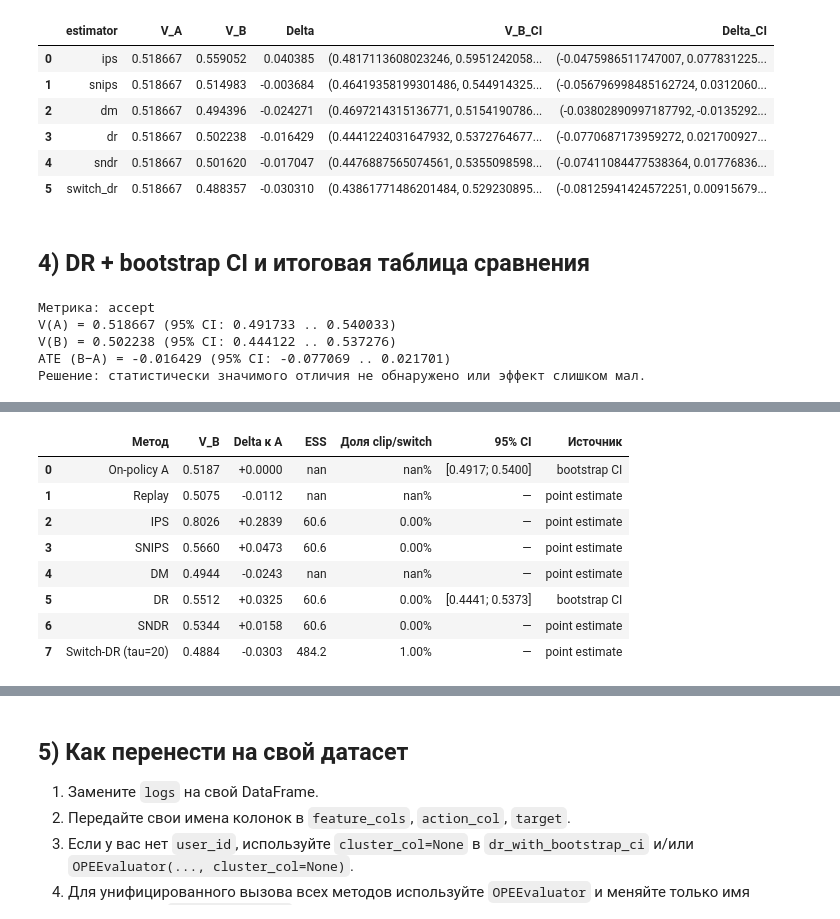
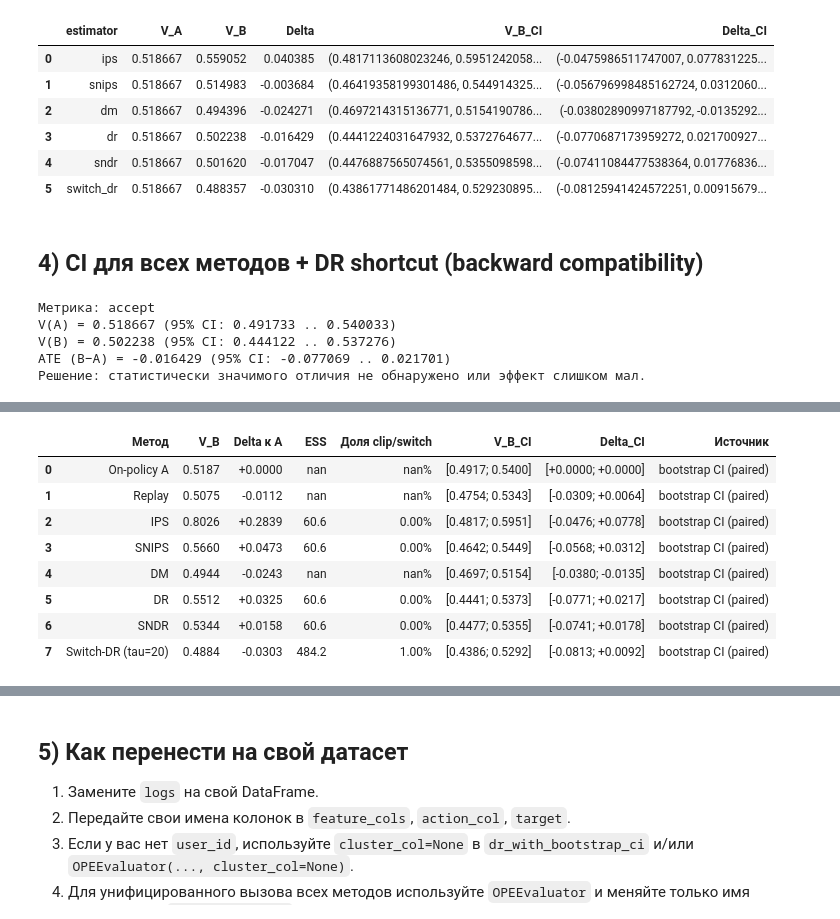
Before and after one commit to Yurashku/OffPolicyLab, a Jupyter notebook: examples/tutorial.ipynb, the cells around one changed output, grey strips where cells are left out. Saved outputs shown, nothing was run; the diff lists cells and outputs as text; code cells hidden in the pictures.

Commit message:
Compute CI for all methods in tutorial output

```diff
--- a/examples/tutorial.ipynb
+++ b/examples/tutorial.ipynb
@@ -210,8 +216,9 @@ display(pd.DataFrame(obj_rows)[["estimator", "V_A", "V_B", "Delta", "V_B_CI", "D
 | 4 | sndr | 0.518667 | 0.501620 | -0.017047 | (0.4476887565074561, 0.5355098598... | (-0.07411084477538364, 0.01776836... |
 | 5 | switch_dr | 0.518667 | 0.488357 | -0.030310 | (0.43861771486201484, 0.529230895... | (-0.08125941424572251, 0.00915679... |
 # %% [markdown]
-## 4) DR + bootstrap CI и итоговая таблица сравнения
+## 4) CI для всех методов + DR shortcut (backward compatibility)
 # %%
+# 4.1) Backward-compatible DR shortcut
 res = dr_with_bootstrap_ci(
     logs,
     policyB,
@@ -222,33 +229,46 @@ res = dr_with_bootstrap_ci(
     n_boot=30,
     weight_clip=20.0,
 )
-
 print(decision_summary(res, metric_name=target_col, business_threshold=0.0))
 
-ci_table = pd.DataFrame([
-    {
-        "V_A": res["V_A"],
-        "V_A_CI": f"[{res['V_A_CI'][0]:.4f}; {res['V_A_CI'][1]:.4f}]",
-        "V_B": res["V_B"],
-        "V_B_CI": f"[{res['V_B_CI'][0]:.4f}; {res['V_B_CI'][1]:.4f}]",
-        "Delta": res["Delta"],
-        "Delta_CI": f"[{res['Delta_CI'][0]:+.4f}; {res['Delta_CI'][1]:+.4f}]",
-        "n_boot": res["n_boot"],
-    }
-])
+# 4.2) CI для всех методов через единый объект
+method_map = [
+    ("On-policy A", "on_policy"),
+    ("Replay", "replay"),
+    ("IPS", "ips"),
+    ("SNIPS", "snips"),
+    ("DM", "dm"),
+    ("DR", "dr"),
+    ("SNDR", "sndr"),
+    ("Switch-DR (tau=20)", "switch_dr"),
+]
 
-# Подставляем DR-оценку с CI в общую таблицу методов
-comparison_with_ci = comparison_df.copy()
-comparison_with_ci["95% CI"] = "—"
-comparison_with_ci.loc[comparison_with_ci["Метод"] == "On-policy A", "95% CI"] = ci_table.loc[0, "V_A_CI"]
-comparison_with_ci.loc[comparison_with_ci["Метод"] == "DR", "95% CI"] = ci_table.loc[0, "V_B_CI"]
-comparison_with_ci["Источник"] = "point estimate"
-comparison_with_ci.loc[comparison_with_ci["Метод"].isin(["On-policy A", "DR"]), "Источник"] = "bootstrap CI"
+all_ci_reports = []
+for method_label, method_name in method_map:
+    report = evaluator.evaluate(method_name)
+    all_ci_reports.append({
+        "Метод": method_label,
+        "V_B": report["V_B"],
+        "V_B_CI": f"[{report['V_B_CI'][0]:.4f}; {report['V_B_CI'][1]:.4f}]",
+        "Delta к A": report["Delta"],
+        "Delta_CI": f"[{report['Delta_CI'][0]:+.4f}; {report['Delta_CI'][1]:+.4f}]",
+    })
+
+all_ci_df = pd.DataFrame(all_ci_reports)
+
+# Итоговая таблица: point-estimate + CI для каждого метода
+comparison_with_ci = comparison_df.merge(
+    all_ci_df[["Метод", "V_B_CI", "Delta_CI"]],
+    on="Метод",
+    how="left",
+)
+comparison_with_ci["Источник"] = "bootstrap CI (paired)"
 
 display(comparison_with_ci.style.format({"V_B": "{:.4f}", "Delta к A": "{:+.4f}", "ESS": "{:.1f}", "Доля clip/switch": "{:.2%}"}))
-display(ci_table.style.format({"V_A": "{:.4f}", "V_B": "{:.4f}", "Delta": "{:+.4f}"}))
 
-# Для совместимости с примером: показываем сырой словарь с ключами V_A/V_B/Delta и CI
+display(all_ci_df.style.format({"V_B": "{:.4f}", "Delta к A": "{:+.4f}"}))
+
+# Для совместимости с прежними примерами оставляем сырой DR-словарь
 res
 # %% [output]
 Метрика: accept
@@ -259,9 +296,9 @@ ATE (B−A) = -0.016429 (95% CI: -0.077069 .. 0.021701)
-|  | Метод | V_B | Delta к A | ESS | Доля clip/switch | 95% CI | Источник |
-| 0 | On-policy A | 0.5187 | +0.0000 | nan | nan% | [0.4917; 0.5400] | bootstrap CI |
-| 1 | Replay | 0.5075 | -0.0112 | nan | nan% | — | point estimate |
-| 2 | IPS | 0.8026 | +0.2839 | 60.6 | 0.00% | — | point estimate |
-| 3 | SNIPS | 0.5660 | +0.0473 | 60.6 | 0.00% | — | point estimate |
-| 4 | DM | 0.4944 | -0.0243 | nan | nan% | — | point estimate |
-| 5 | DR | 0.5512 | +0.0325 | 60.6 | 0.00% | [0.4441; 0.5373] | bootstrap CI |
-| 6 | SNDR | 0.5344 | +0.0158 | 60.6 | 0.00% | — | point estimate |
-| 7 | Switch-DR (tau=20) | 0.4884 | -0.0303 | 484.2 | 1.00% | — | point estimate |
+|  | Метод | V_B | Delta к A | ESS | Доля clip/switch | V_B_CI | Delta_CI | Источник |
+| 0 | On-policy A | 0.5187 | +0.0000 | nan | nan% | [0.4917; 0.5400] | [+0.0000; +0.0000] | bootstrap CI (paired) |
+| 1 | Replay | 0.5075 | -0.0112 | nan | nan% | [0.4754; 0.5343] | [-0.0309; +0.0064] | bootstrap CI (paired) |
+| 2 | IPS | 0.8026 | +0.2839 | 60.6 | 0.00% | [0.4817; 0.5951] | [-0.0476; +0.0778] | bootstrap CI (paired) |
+| 3 | SNIPS | 0.5660 | +0.0473 | 60.6 | 0.00% | [0.4642; 0.5449] | [-0.0568; +0.0312] | bootstrap CI (paired) |
+| 4 | DM | 0.4944 | -0.0243 | nan | nan% | [0.4697; 0.5154] | [-0.0380; -0.0135] | bootstrap CI (paired) |
+| 5 | DR | 0.5512 | +0.0325 | 60.6 | 0.00% | [0.4441; 0.5373] | [-0.0771; +0.0217] | bootstrap CI (paired) |
+| 6 | SNDR | 0.5344 | +0.0158 | 60.6 | 0.00% | [0.4477; 0.5355] | [-0.0741; +0.0178] | bootstrap CI (paired) |
+| 7 | Switch-DR (tau=20) | 0.4884 | -0.0303 | 484.2 | 1.00% | [0.4386; 0.5292] | [-0.0813; +0.0092] | bootstrap CI (paired) |
```
Also changed, not shown: parts of 2 cells of this notebook, 1 other file.
